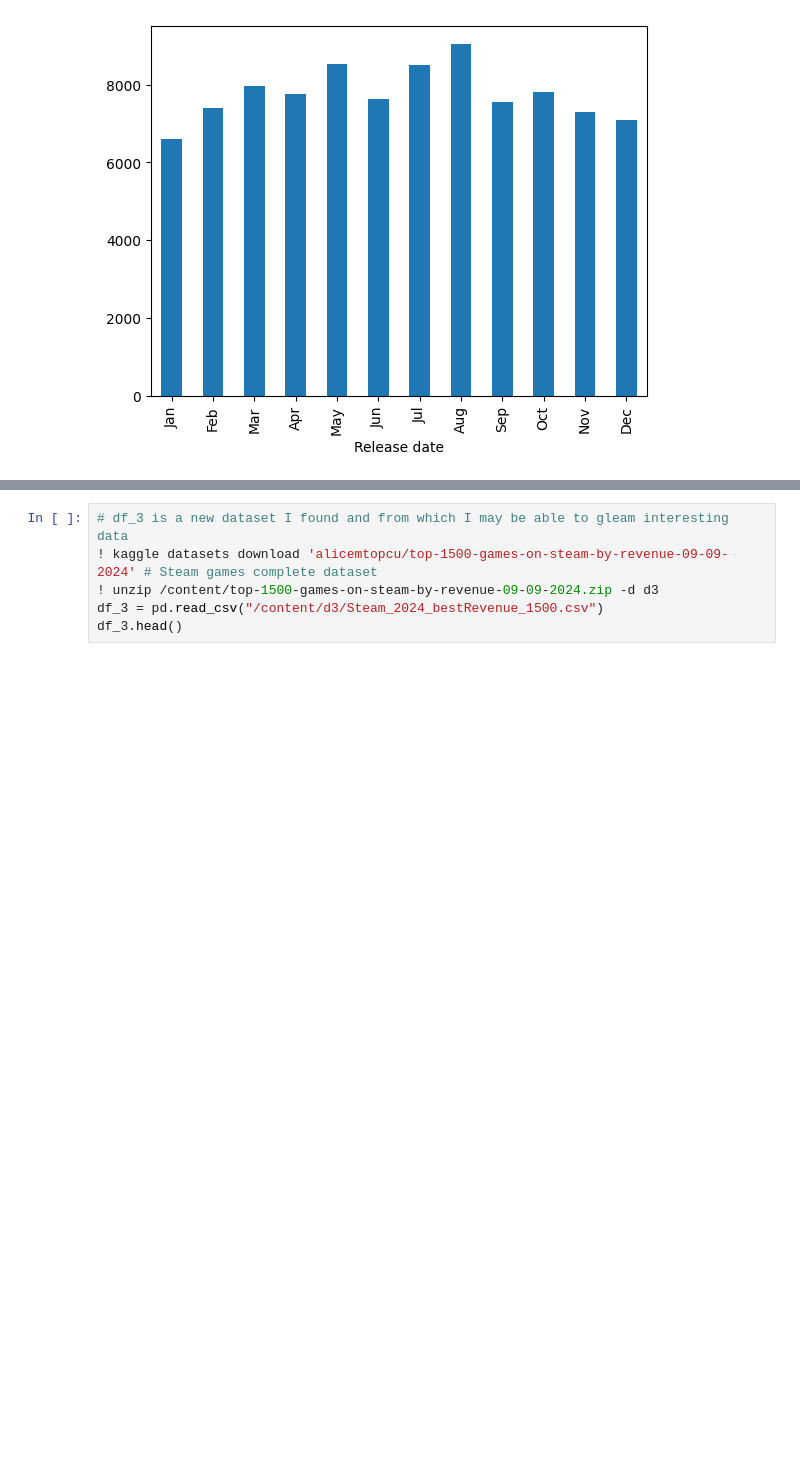
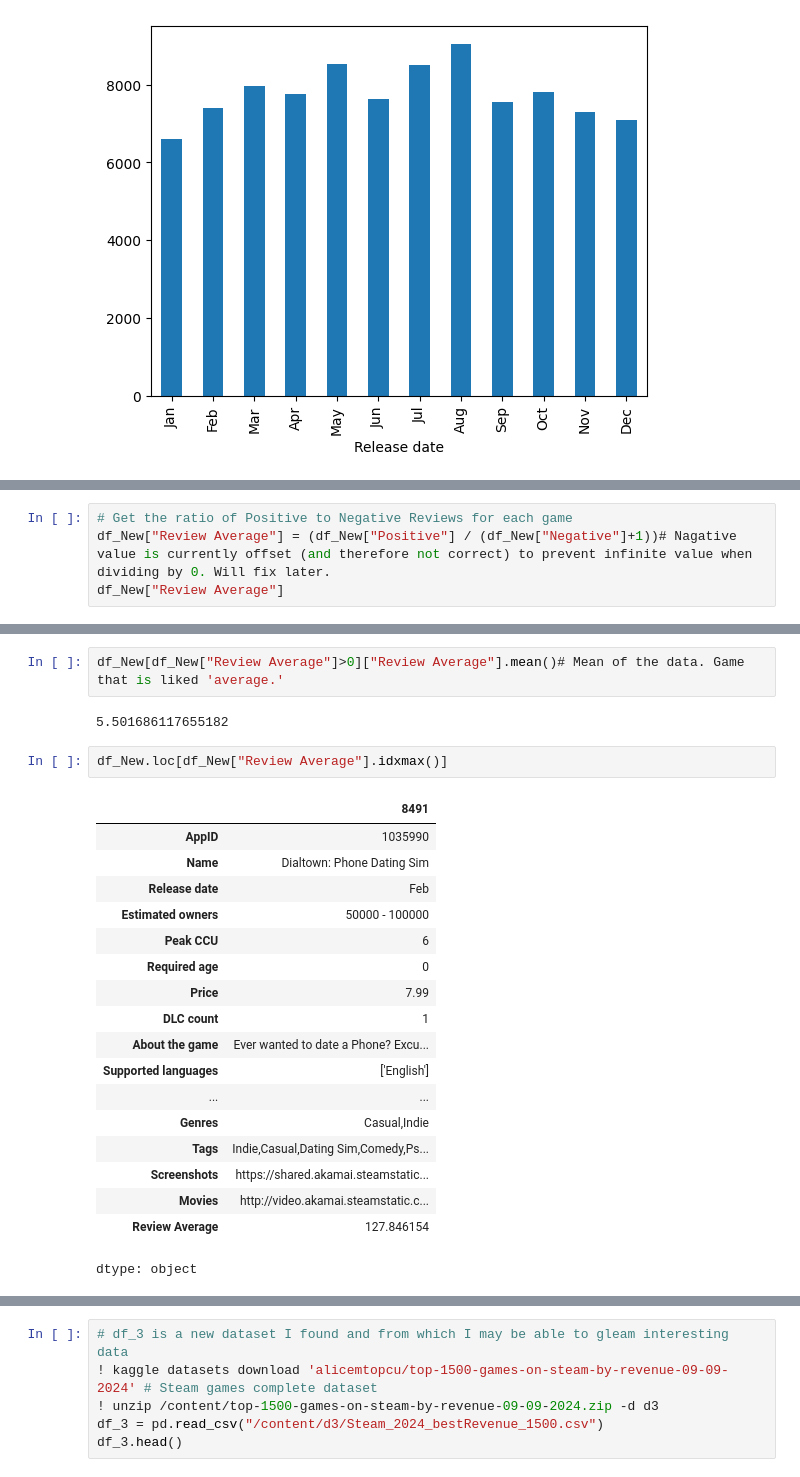
Before and after one commit to adamledet/itds-project-2025, a Jupyter notebook: Data_Science_Project.ipynb, the cells around one changed output, grey strips where cells are left out. Cells and saved outputs as stored; diff of their text form; blank space fills up the shorter version.

Commit message:
Added a new summary statistic variable: Review Average

```diff
--- a/Data_Science_Project.ipynb
+++ b/Data_Science_Project.ipynb
@@ -238,0 +254,4 @@ df_New["Release date"].value_counts(sort=False).plot.bar()
+# %%
+# Get the ratio of Positive to Negative Reviews for each game
+df_New["Review Average"] = (df_New["Positive"] / (df_New["Negative"]+1))# Nagative value is currently offset (and therefore not correct) to prevent infinite value when dividing by 0. Will fix later.
+df_New["Review Average"]
@@ -238,0 +273,25 @@ df_New["Release date"].value_counts(sort=False).plot.bar()
+# %%
+df_New[df_New["Review Average"]>0]["Review Average"].mean()# Mean of the data. Game that is liked 'average.'
+# %% [output]
+5.501686117655182
+# %%
+df_New.loc[df_New["Review Average"].idxmax()]
+# %% [output]
+|  | 8491 |
+| AppID | 1035990 |
+| Name | Dialtown: Phone Dating Sim |
+| Release date | Feb |
+| Estimated owners | 50000 - 100000 |
+| Peak CCU | 6 |
+| Required age | 0 |
+| Price | 7.99 |
+| DLC count | 1 |
+| About the game | Ever wanted to date a Phone? Excu... |
+| Supported languages | ['English'] |
+| ... | ... |
+| Genres | Casual,Indie |
+| Tags | Indie,Casual,Dating Sim,Comedy,Ps... |
+| Screenshots | https://shared.akamai.steamstatic... |
+| Movies | http://video.akamai.steamstatic.c... |
+| Review Average | 127.846154 |
+dtype: object
```
Also changed, not shown: parts of 5 cells of this notebook, 1 other file.
